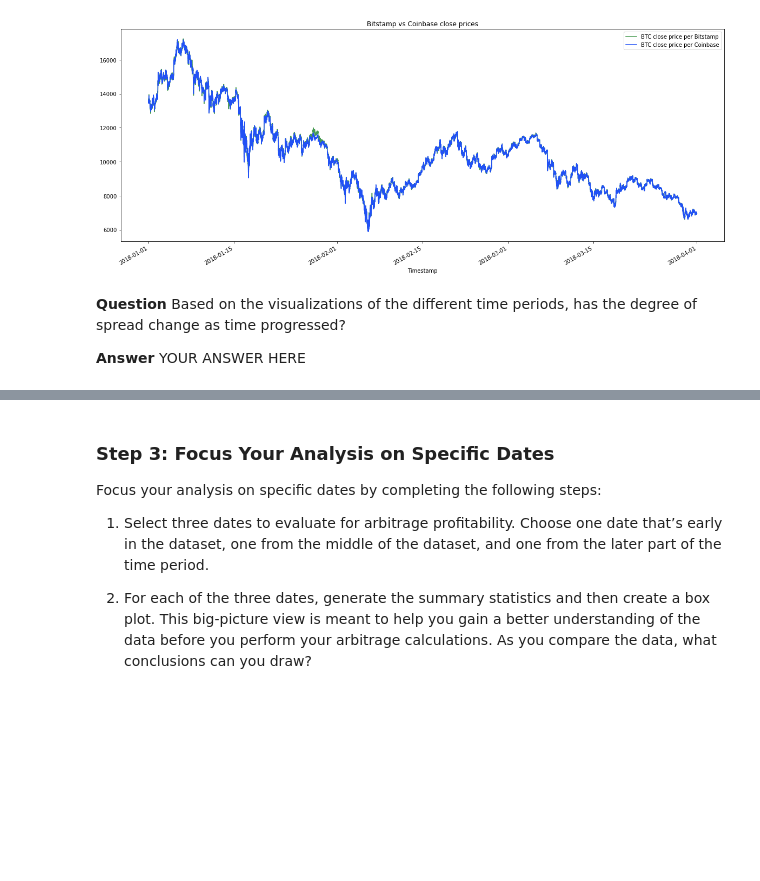
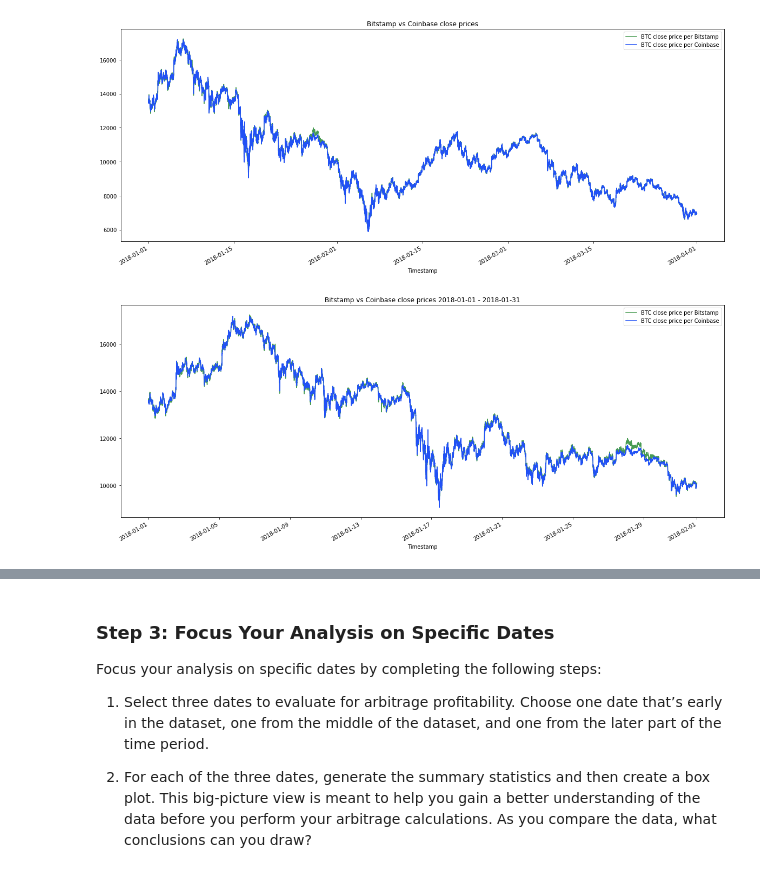
Before and after one commit to phodsman/Cryptocurrency-Arbitrage-Opportunity-Analyzer, a Jupyter notebook: crypto_arbitrage.ipynb, the cells around one changed output, grey strips where cells are left out. Cells and saved outputs as stored; diff of their text form; code cells hidden in the pictures; blank space fills up the shorter version.

Commit message:
Added a function to plot comparisons over date ranges

```diff
--- a/crypto_arbitrage.ipynb
+++ b/crypto_arbitrage.ipynb
@@ -193,4 +180,7 @@ coinbase_sliced.plot(legend=True, figsize=(20,8), color="#2151F5", label="BTC cl
-# %% [markdown]
-**Question** Based on the visualizations of the different time periods, has the degree of spread change as time progressed?
-
-**Answer** YOUR ANSWER HERE
+# %%
+# Plots the price action of both DataFrames for a one month period early in the dataset
+# bitstamp_sliced.loc["2018-01-01" : "2018-01-31"].plot(legend=True, figsize=(20,8), title="Bitstamp vs Coinbase close prices Jan 2018", color="#499C53", label="BTC close price per Bitstamp")
+# coinbase_sliced.loc["2018-01-01" : "2018-01-31"].plot(legend=True, figsize=(20,8), color="#2151F5", label="BTC close price per Coinbase")
+plot_compare_for_date_range(bitstamp_sliced, coinbase_sliced, "2018-01-01", "2018-01-31")
+# %% [output]
+[figure, added]
```
Also changed, not shown: parts of 9 cells of this notebook, 1 other file.
